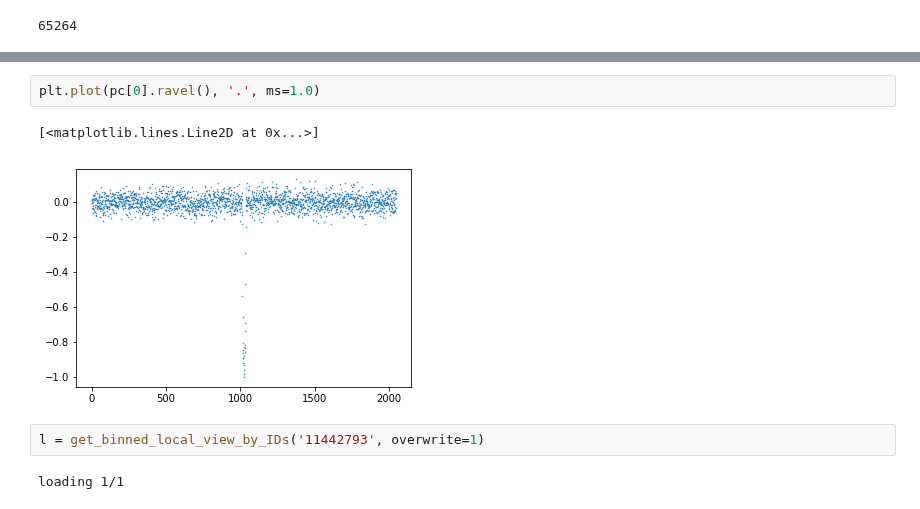
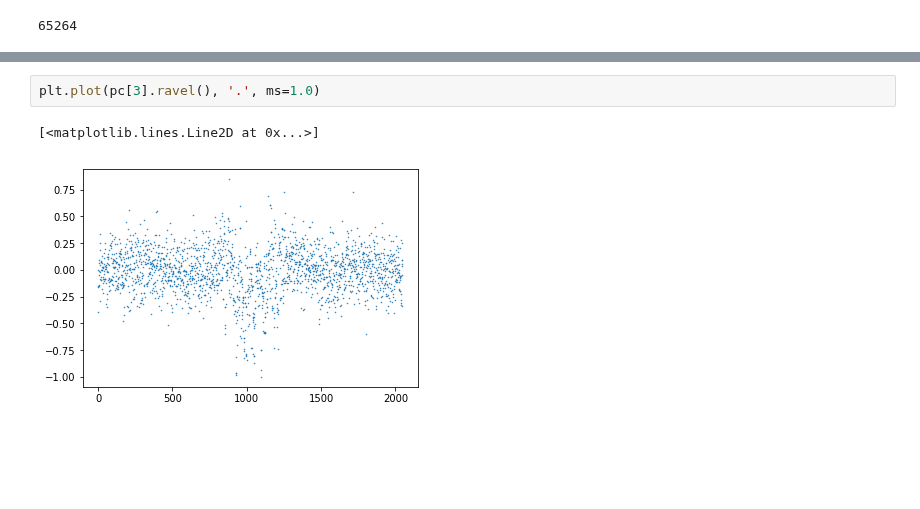
Before and after one commit to grewwc/phd_thesis, a Jupyter notebook: exoplanet/again_preprocess.ipynb, the cells around one changed output, grey strips where cells are left out. Cells and saved outputs as stored; diff of their text form; blank space fills up the shorter version.

```diff
--- a/exoplanet/again_preprocess.ipynb
+++ b/exoplanet/again_preprocess.ipynb
@@ -129,10 +132,6 @@ pc, _ = get_binned_normalized_flux_by_IDs('009347899', overwrite=1)
  100.00%
 # %%
-plt.plot(pc[0].ravel(), '.', ms=1.0)
+plt.plot(pc[3].ravel(), '.', ms=1.0)
 # %% [output]
 [<matplotlib.lines.Line2D at 0x...>]
-[figure, old version]
+[figure, new version]
-# %%
-l = get_binned_local_view_by_IDs('11442793', overwrite=1)
-# %% [output]
-loading 1/1
```
Also changed, not shown: parts of 31 cells of this notebook, 9 other files.
